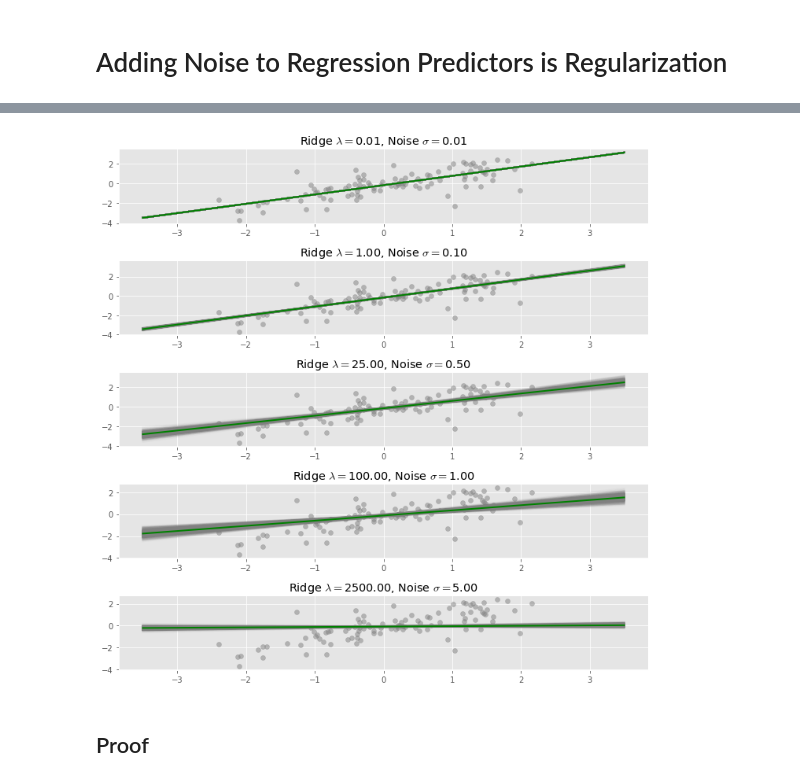
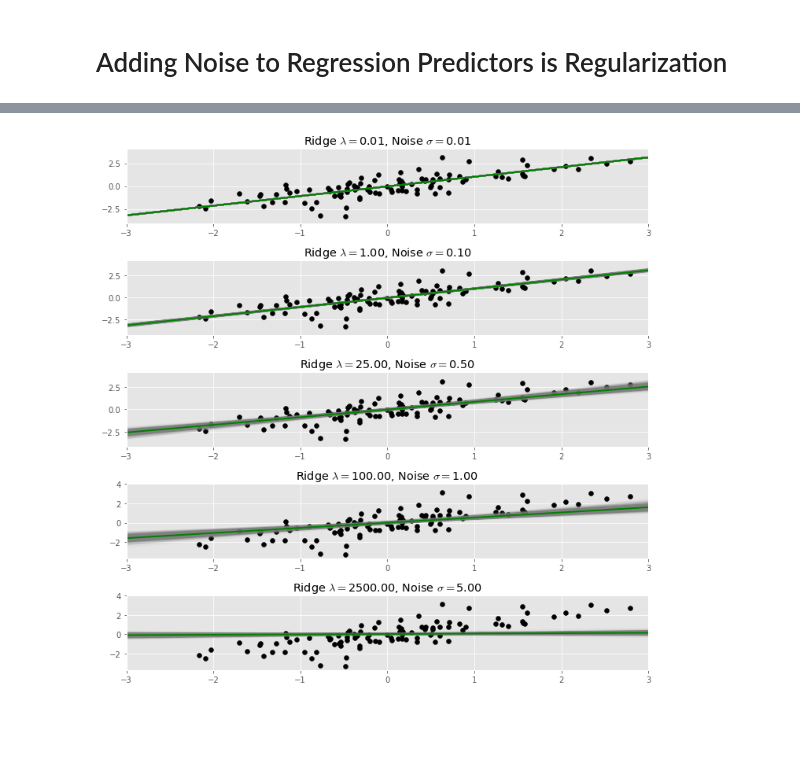
Before and after one commit to madrury/ridge-regression-and-noisy-predictors, a Jupyter notebook: ridge-regression-and-noisy-predictors.ipynb, the cells around one changed output, grey strips where cells are left out. Drawn from its saved outputs; the diff is of its cells as text; code cells hidden in the pictures; blank space fills up the shorter version.

```diff
--- a/ridge-regression-and-noisy-predictors.ipynb
+++ b/ridge-regression-and-noisy-predictors.ipynb
@@ -67,7 +136,7 @@ ax.set_ylabel("$y$")
 # %%
 fig, ax = plt.subplots(figsize=(10, 3))
 ax.scatter(x_rand, y, color=color)
-ax.set_xlim(-5, 5)
+ax.set_xlim(-4, 4)
 ax.set_title("Regression Data With Multiplicitive Noise and Tails Highlighted")
 ax.set_xlabel("$x$")
 ax.set_ylabel("$y$")
@@ -76,0 +152,17 @@ ax.set_ylabel("$y$")
+# %%
+fig, axs = plt.subplots(5, 1, figsize=(10, 10))
+
+sds = [0.01, 0.1, 0.5, 1.0, 5.0]
+for ax, sd in zip(axs, sds):
+    x_preturbed = add_multiplicitive_random_noise(x, sd=sd)
+    ax.scatter(x_preturbed, y, color="grey", alpha=0.5)
+
+    ax.scatter(x, y, color="black", alpha=1.0)
+
+    r = RidgeRegression(lam=lam).fit(x_preturbed, y)
+    plot_ridge_predictions(ax, r, color="green", linewidth=2)
+    ax.set_title("Multiplicitive Noise $\sigma = ${:2.2f}".format(
+        len(x)*sd**2, sd))
+    ax.set_xlim(-3, 3)
+
+fig.tight_layout()
@@ -76,0 +175,14 @@ ax.set_ylabel("$y$")
+# %%
+fig, axs = plt.subplots(5, 1, figsize=(10, 10))
+sds = [0.01, 0.1, 0.5, 1.0, 5.0]
+
+for ax, sd in zip(axs, sds):
+    #rigde_constant =
+    ax.scatter(x, y, color="black", alpha=1.0)
+    for i in range(500):
+        r_preterbed = fit_preterbed_data_regression(x, y, sd=sd)
+        plot_ridge_predictions(ax, r_preterbed, color="grey", alpha=0.05)
+    ax.set_title("Multiplicitive Noise $\sigma = ${:2.2f}".format(sd))
+    ax.set_xlim(-3, 3)
+
+fig.tight_layout()
@@ -77,20 +199,19 @@ ax.set_ylabel("$y$")
 # %%
 fig, axs = plt.subplots(5, 1, figsize=(10, 10))
 sds = [0.01, 0.1, 0.5, 1.0, 5.0]
 
 for ax, sd in zip(axs, sds):
     #rigde_constant =
-    ax.scatter(x, y, color="grey", alpha=0.5)
+    ax.scatter(x, y, color="black", alpha=1.0)
     for i in range(500):
         r_preterbed = fit_preterbed_data_regression(x, y, sd=sd)
         plot_ridge_predictions(ax, r_preterbed, color="grey", alpha=0.05)
     r = RidgeRegression(lam=len(x)*sd**2).fit(x, y)
     plot_ridge_predictions(ax, r, color="green", linewidth=2)
     ax.set_title("Ridge $\lambda = ${:4.2f}, Noise $\sigma = ${:2.2f}".format(
         len(x)*sd**2, sd))
+    ax.set_xlim(-3, 3)
 
 fig.tight_layout()
 # %% [output]
-[figure, old version]
+[figure, new version]
-# %% [markdown]
-## Proof
```
Also changed, not shown: parts of 27 cells of this notebook.
